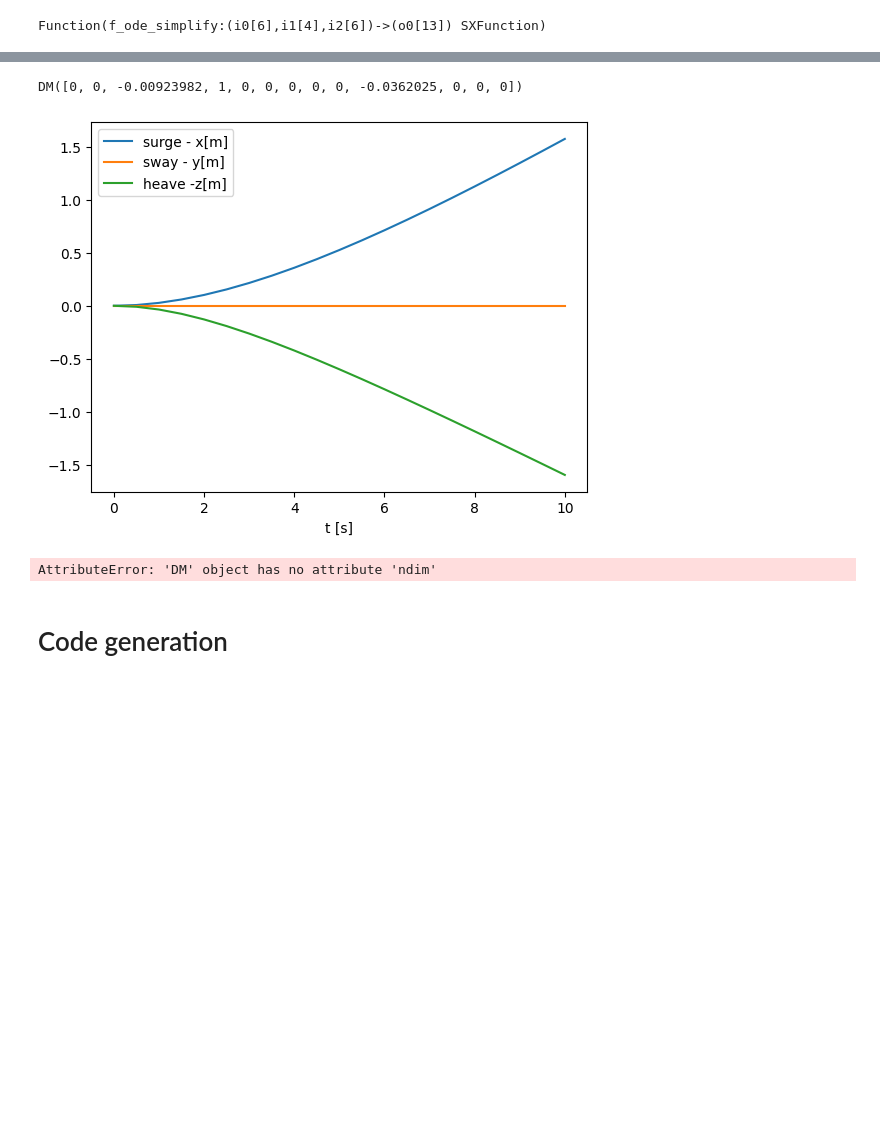
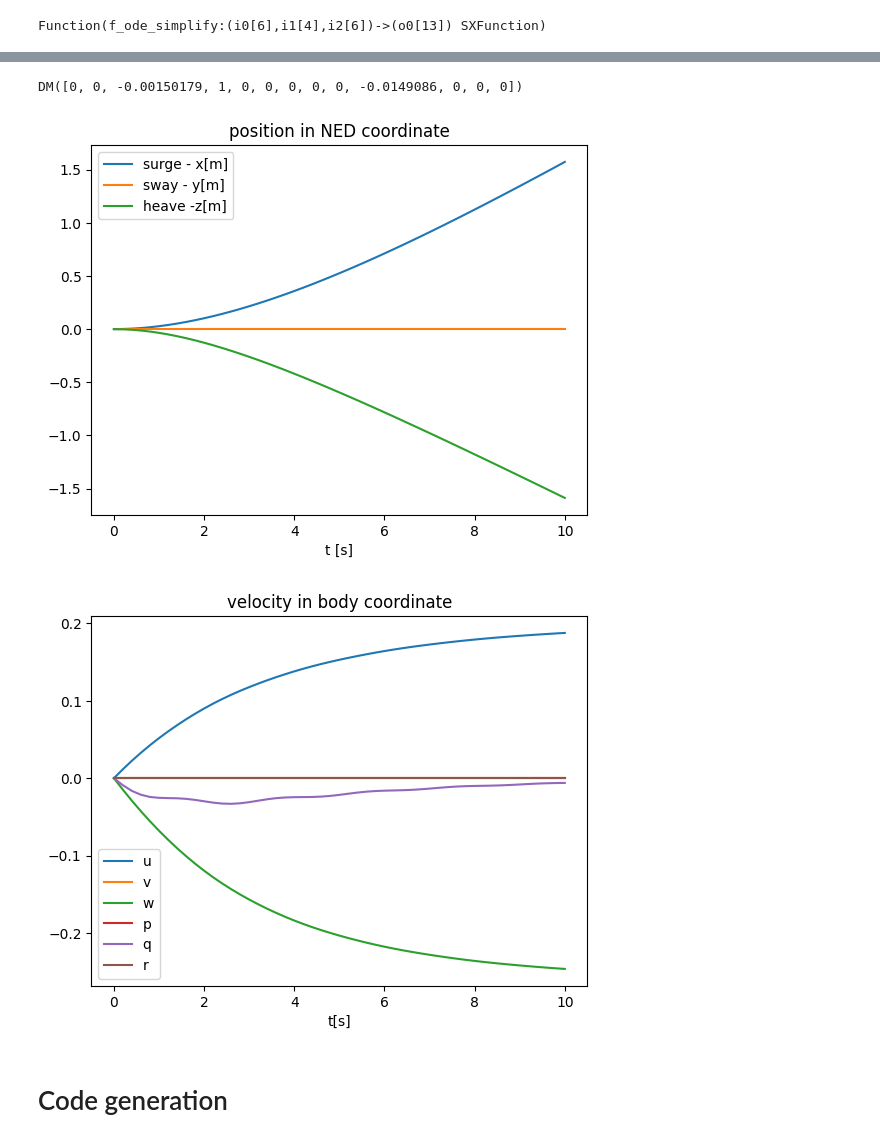
Before and after one commit to edxmorgan/diff_uv, a Jupyter notebook: usage.ipynb, the cells around one changed output, grey strips where cells are left out. Saved outputs shown, nothing was run; the diff lists cells and outputs as text; code cells hidden in the pictures; blank space fills up the shorter version.

```diff
--- a/usage.ipynb
+++ b/usage.ipynb
@@ -248,7 +246,7 @@ array([[ 0.        ],
        [ 0.        ]])
 # %%
 T = 10 # time horizon
-N = 20 # number of control intervals
+N = 50 # number of control intervals
 
 # integrator to discretize the system
 dae = {'x':vertcat(p_n, uq, x_nb), 'p':tau_b, 'ode': f_ode_simplify_func(x_nb ,uq, tau_b)}
@@ -273,38 +271,44 @@ F = Function('F',[xS0,tau_b],[x_next])
 x0 = vertcat(p0, q0, v_b0)
 F(x0,u0)
 # %% [output]
-DM([0, 0, -0.00923982, 1, 0, 0, 0, 0, 0, -0.0362025, 0, 0, 0])
+DM([0, 0, -0.00150179, 1, 0, 0, 0, 0, 0, -0.0149086, 0, 0, 0])
 # %%
 sim = F.mapaccum(N)
 res = sim(x0, u0)
 # %%
 import matplotlib.pyplot as plt
 u0 = np.array([1.0, 0.0, 0.0, 0.0, 0.0, 0.0])
 res = sim(x0, u0)
 res.T
 t = np.linspace(0, T, N+1)
 
 # Create a figure and plot the data
 plt.figure()
 plt.plot(t, np.concatenate((np.array(x0).reshape((13,1)), res.toarray()), axis=1)[0:3,:].T)
 plt.legend(['surge - x[m]', 'sway - y[m]', 'heave -z[m]'])
+plt.title("position in NED coordinate")
 plt.xlabel('t [s]')
 
 # plt.figure()
 # plt.plot(t, np.concatenate((np.array(x0).reshape((13,1)), res.toarray()), axis=1)[3:7,:].T)
 # plt.legend(['surge - x[m]', 'sway - y[m]', 'heave -z[m]'])
 # plt.xlabel('t [s]')
 
+plt.figure()
+plt.plot(t, np.concatenate((np.array(x0).reshape((13,1)), res.toarray()), axis=1)[7::,:].T)
+plt.legend(['u', 'v', 'w', 'p', 'q', 'r'])
+plt.xlabel('t[s]')
+plt.title("velocity in body coordinate")
 plt.show()
 
-q2eulerf(np.concatenate((np.array(x0).reshape((13,1)), res.toarray()), axis=1)[3:7,:].T[0])
+# q2eulerf(np.concatenate((np.array(x0).reshape((13,1)), res.toarray()), axis=1)[3:7,:].T[0])
 
-vfunc = np.vectorize(q2eulerf, signature='(n,m)->(n,k)')
+# vfunc = np.vectorize(q2eulerf, signature='(n,m)->(n,k)')
 
-vfunc(np.concatenate((np.array(x0).reshape((13,1)), res.toarray()), axis=1)[3:7,:])
+# vfunc(np.concatenate((np.array(x0).reshape((13,1)), res.toarray()), axis=1)[3:7,:])
 # %% [output]
-[figure, old version]
+[figure, new version]
-AttributeError: 'DM' object has no attribute 'ndim'
+[figure, added]
 # %% [markdown]
 # Code generation
 # %%
```
Also changed, not shown: parts of 4 cells of this notebook, 1 other file.
